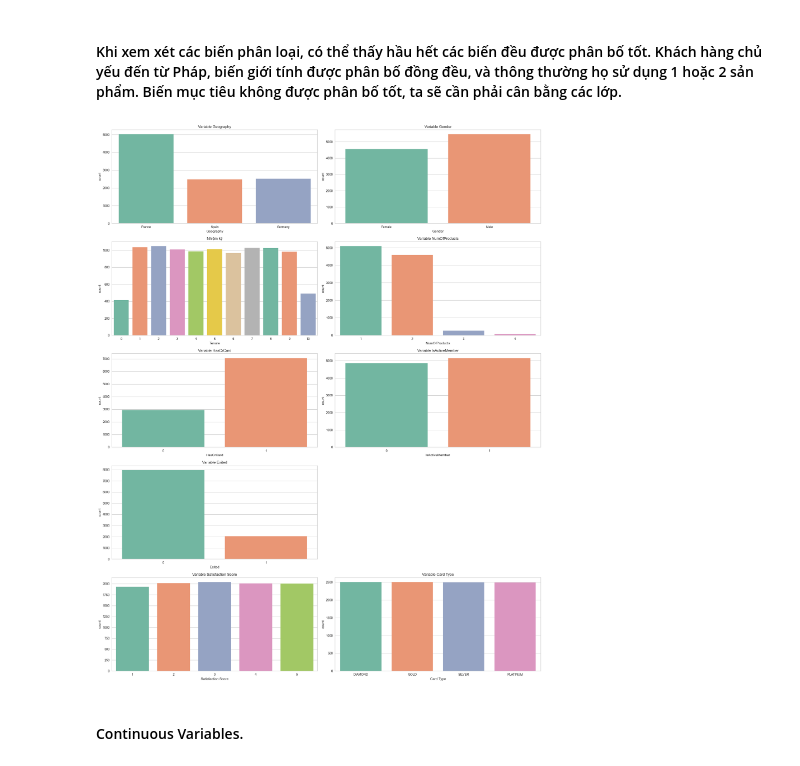
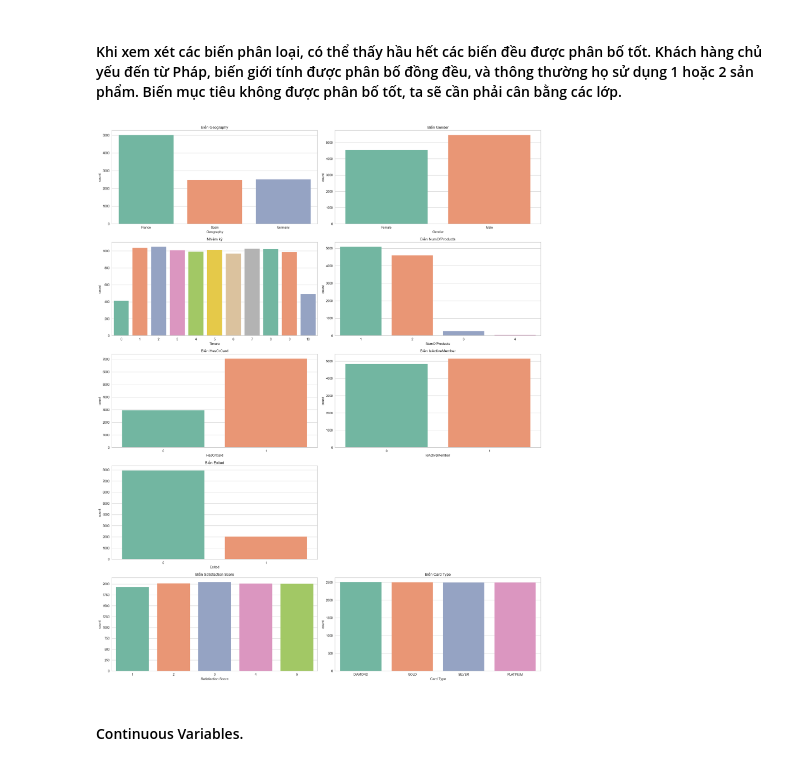
Before and after one commit to NDB512/data-mining, a Jupyter notebook: .ipynb, the cells around one changed output. Saved outputs shown, nothing was run; the diff lists cells and outputs as text; code cells hidden in the pictures.

```diff
--- a/.ipynb
+++ b/.ipynb
@@ -159,46 +159,46 @@ df = df.drop('Complain', axis = 1)
 plt.figure(figsize=(20, 25))
 
 plt.subplot(5, 2, 1)
-plt.gca().set_title('Variable Geography')
+plt.gca().set_title('Biến Geography')
 sns.countplot(x='Geography', hue='Geography', palette='Set2', legend=False, data=df)
 
 plt.subplot(5, 2, 2)
-plt.gca().set_title('Variable Gender')
+plt.gca().set_title('Biến Gender')
 sns.countplot(x='Gender', hue='Gender', palette='Set2', legend=False, data=df)
 
 plt.subplot(5, 2, 3)
 plt.gca().set_title('Nhiệm kỳ')
 sns.countplot(x='Tenure', hue='Tenure', palette='Set2', legend=False, data=df)
 
 plt.subplot(5, 2, 4)
-plt.gca().set_title('Variable NumOfProducts')
+plt.gca().set_title('Biến NumOfProducts')
 sns.countplot(x='NumOfProducts', hue='NumOfProducts', palette='Set2', legend=False, data=df)
 
 plt.subplot(5, 2, 5)
-plt.gca().set_title('Variable HasCrCard')
+plt.gca().set_title('Biến HasCrCard')
 sns.countplot(x='HasCrCard', hue='HasCrCard', palette='Set2', legend=False, data=df)
 
 plt.subplot(5, 2, 6)
-plt.gca().set_title('Variable IsActiveMember')
+plt.gca().set_title('Biến IsActiveMember')
 sns.countplot(x='IsActiveMember', hue='IsActiveMember', palette='Set2', legend=False, data=df)
 
 plt.subplot(5, 2, 7)
-plt.gca().set_title('Variable Exited')
+plt.gca().set_title('Biến Exited')
 sns.countplot(x='Exited', hue='Exited', palette='Set2', legend=False, data=df)
 
 
 plt.subplot(5, 2, 9)
-plt.gca().set_title('Variable Satisfaction Score')
+plt.gca().set_title('Biến Satisfaction Score')
 sns.countplot(x='Satisfaction Score', hue='Satisfaction Score', palette='Set2', legend=False, data=df)
 
 plt.subplot(5, 2, 10)
-plt.gca().set_title('Variable Card Type')
+plt.gca().set_title('Biến Card Type')
 sns.countplot(x='Card Type', hue='Card Type', palette='Set2', legend=False, data=df)
 
 plt.tight_layout()
 plt.show()
 # %% [output]
-[figure, old version]
+[figure, new version]
 # %% [markdown]
 #### Continuous Variables.
 # %% [markdown]
```
Also changed, not shown: parts of 5 cells of this notebook, 2 other files.
